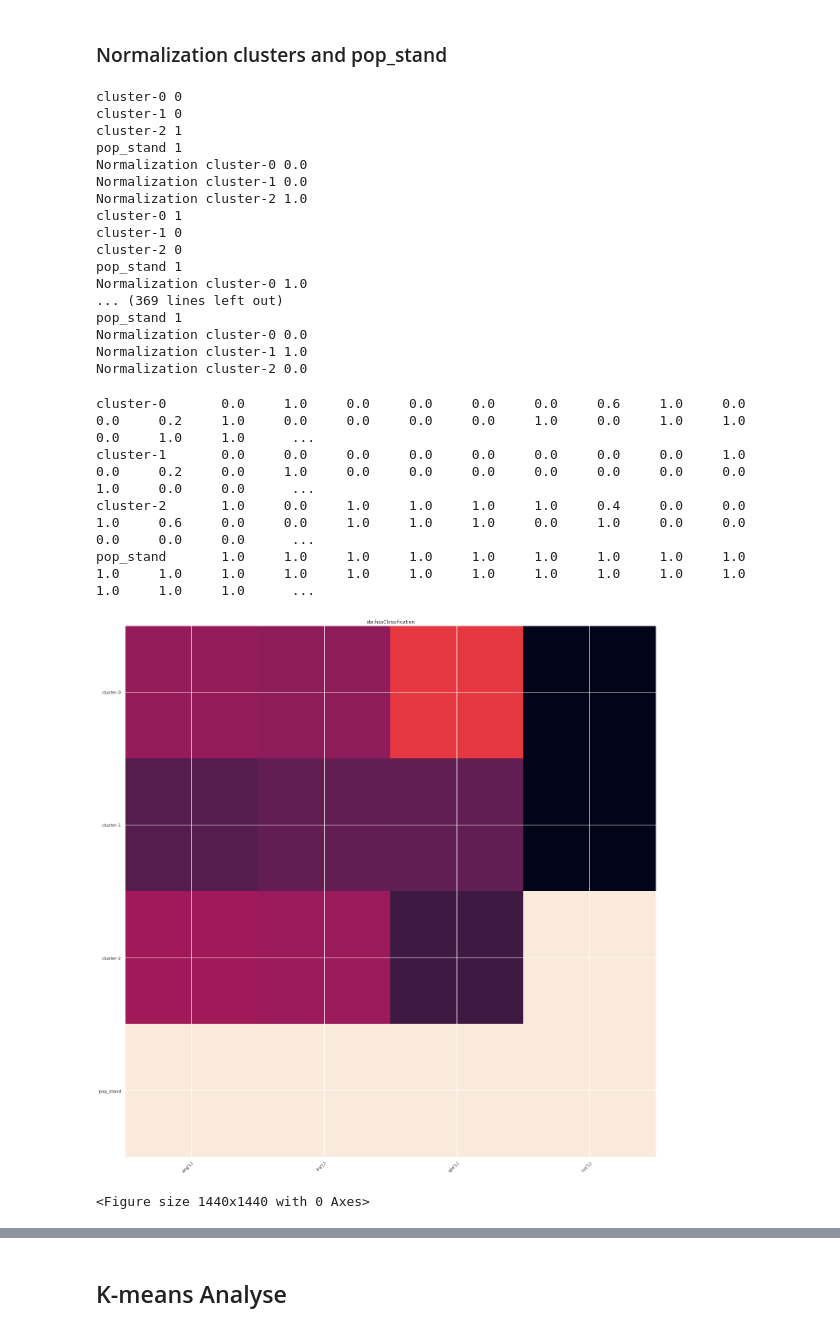
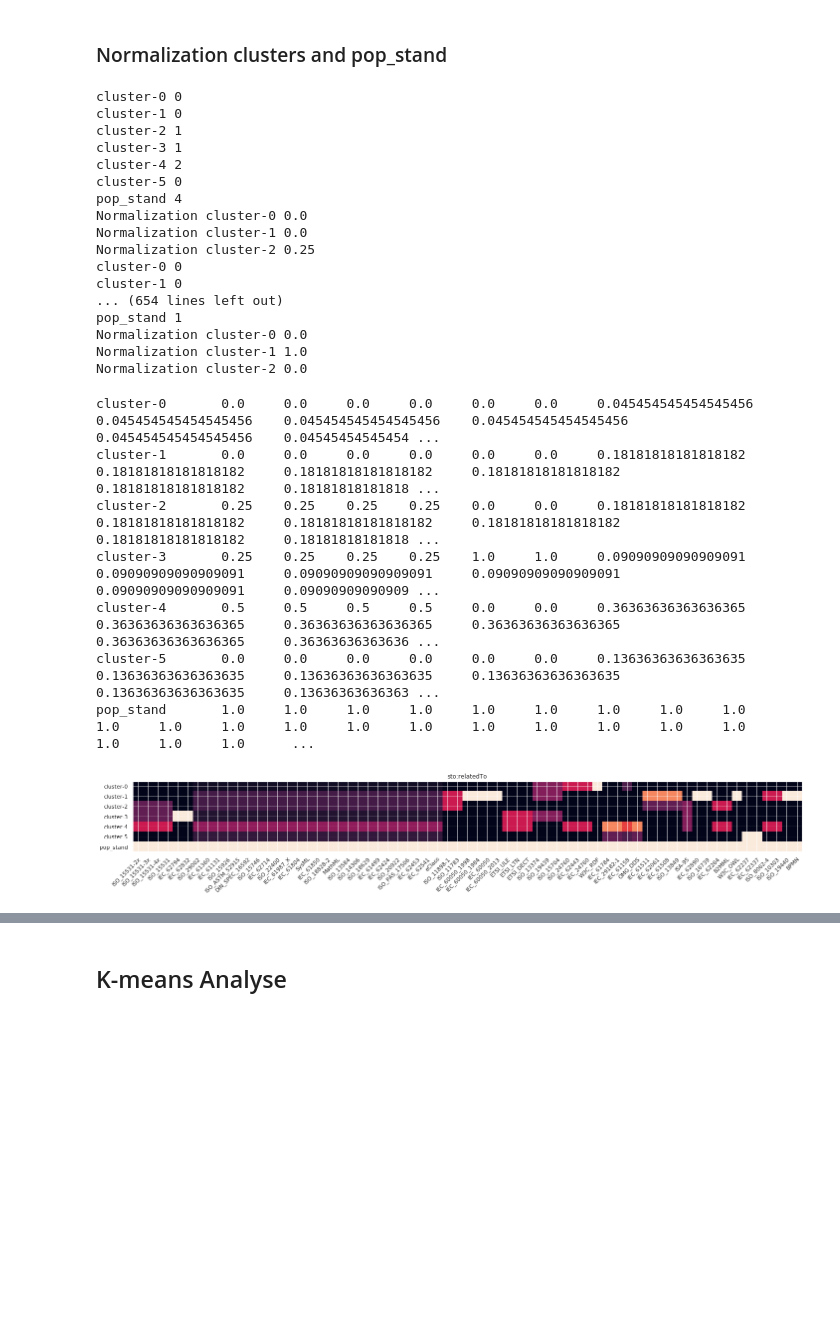
Before and after one commit to i40-Tools/I40KG-Embeddings, a Jupyter notebook: Community-Analysis.ipynb, the cells around one changed output, grey strips where cells are left out. Drawn from its saved outputs; the diff is of its cells as text; code cells hidden in the pictures; blank space fills up the shorter version.

Commit message:
Result Cluster Algorithms

```diff
--- a/Community-Analysis.ipynb
+++ b/Community-Analysis.ipynb
@@ -201,8 +309,14 @@ input_path = "Cluster-semep/"
 cls_0 = input_path + "cluster-0.txt"
 cls_1 = input_path + "cluster-1.txt"
 cls_2 = input_path + "cluster-2.txt"
+cls_3 = input_path + "cluster-3.txt"
+cls_4 = input_path + "cluster-4.txt"
+cls_5 = input_path + "cluster-5.txt"
 cluster_0 = pd.read_csv(cls_0, delimiter=",", header=None)
 cluster_1 =pd.read_csv(cls_1, delimiter=",", header=None)
 cluster_2 =pd.read_csv(cls_2, delimiter=",", header=None)
+cluster_3 =pd.read_csv(cls_3, delimiter=",", header=None)
+cluster_4 =pd.read_csv(cls_4, delimiter=",", header=None)
+cluster_5 =pd.read_csv(cls_5, delimiter=",", header=None)
 pop_stand =pd.read_csv('entities.txt', delimiter=",", header=None)
 # %%
@@ -213,7 +327,7 @@ cluster_2.shape
 ### Features to analyse on the clusters
 # %%
 feature_dict = {}
-data = [cluster_0, cluster_1, cluster_2, pop_stand]
+data = [cluster_0, cluster_1, cluster_2, cluster_3, cluster_4, cluster_5, pop_stand]
 for f in range(len(data)):
     if f == (len(data) - 1):
         key_1 = 'pop_stand'
@@ -227,7 +341,7 @@ for f in range(len(data)):
            PREFIX sto: <https://w3id.org/i40/sto#>
 
         select distinct ?o where {
-                <""" +data[f][0][i]+ """> sto:hasPages ?o .
+                <""" +data[f][0][i]+ """> sto:relatedTo ?o .
         }""")
         #feature_dict[key_1][data[f][0][i]] = {}
         #if len(features) == 0:
@@ -276,10 +386,20 @@ for key, value in feature_dict['pop_stand'].items():
     print('cluster-0', feature_dict['cluster-0'][key])
     print('cluster-1', feature_dict['cluster-1'][key])
     print('cluster-2', feature_dict['cluster-2'][key])
+    print('cluster-3', feature_dict['cluster-3'][key])
+    print('cluster-4', feature_dict['cluster-4'][key])
+    print('cluster-5', feature_dict['cluster-5'][key])
     print('pop_stand', feature_dict['pop_stand'][key])
+    if (feature_dict['cluster-0'][key] + feature_dict['cluster-1'][key] + feature_dict['cluster-2'][key] +
+        feature_dict['cluster-3'][key] + feature_dict['cluster-4'][key] + feature_dict['cluster-5'][key]) != feature_dict['pop_stand'][key]:
+        print('Check: ',key)
+        break
     feature_dict['cluster-0'][key] = feature_dict['cluster-0'][key]/feature_dict['pop_stand'][key]
     feature_dict['cluster-1'][key] = feature_dict['cluster-1'][key]/feature_dict['pop_stand'][key]
     feature_dict['cluster-2'][key] = feature_dict['cluster-2'][key]/feature_dict['pop_stand'][key]
+    feature_dict['cluster-3'][key] = feature_dict['cluster-3'][key]/feature_dict['pop_stand'][key]
+    feature_dict['cluster-4'][key] = feature_dict['cluster-4'][key]/feature_dict['pop_stand'][key]
+    feature_dict['cluster-5'][key] = feature_dict['cluster-5'][key]/feature_dict['pop_stand'][key]
     feature_dict['pop_stand'][key] = feature_dict['pop_stand'][key]/feature_dict['pop_stand'][key]
     print('Normalization cluster-0', feature_dict['cluster-0'][key])
     print('Normalization cluster-1', feature_dict['cluster-1'][key])
@@ -288,16 +408,16 @@ for key, value in feature_dict['pop_stand'].items():
 cluster-0 0
 cluster-1 0
 cluster-2 1
-pop_stand 1
+cluster-3 1
+cluster-4 2
+cluster-5 0
+pop_stand 4
 Normalization cluster-0 0.0
 Normalization cluster-1 0.0
-Normalization cluster-2 1.0
-cluster-0 1
+Normalization cluster-2 0.25
+cluster-0 0
 cluster-1 0
-cluster-2 0
-pop_stand 1
-Normalization cluster-0 1.0
-... (369 lines left out)
+... (654 lines left out)
 pop_stand 1
 Normalization cluster-0 0.0
 Normalization cluster-1 1.0
@@ -319,6 +439,7 @@ for l in range(len(copy_keys)):
         copy_keys[l] = str(copy_keys[l]).split("(rdflib.term.URIRef('http://lexvo.org/id/iso639-3/")[1]
     else:
         copy_keys[l] = str(copy_keys[l]).split("(rdflib.term.URIRef('https://w3id.org/ids/ram/")[1]
+    copy_keys[l] = copy_keys[l].rstrip("'),)")
 header = "\t".join(str(x) for x in copy_keys)
 
 l_value = 'Comparision\t' + header + "\n"
@@ -341,9 +462,12 @@ with open(to_plot, "w") as plot:
         array.append(temp)
         temp = []
 # %% [output]
-cluster-0       0.0     1.0     0.0     0.0     0.0     0.0     0.6     1.0     0.0     0.0     0.2     1.0     0.0     0.0     0.0     0.0     1.0     0.0     1.0     1.0     0.0     1.0     1.0      ...
-cluster-1       0.0     0.0     0.0     0.0     0.0     0.0     0.0     0.0     1.0     0.0     0.2     0.0     1.0     0.0     0.0     0.0     0.0     0.0     0.0     0.0     1.0     0.0     0.0      ...
-cluster-2       1.0     0.0     1.0     1.0     1.0     1.0     0.4     0.0     0.0     1.0     0.6     0.0     0.0     1.0     1.0     1.0     0.0     1.0     0.0     0.0     0.0     0.0     0.0      ...
+cluster-0       0.0     0.0     0.0     0.0     0.0     0.0     0.045454545454545456    0.045454545454545456    0.045454545454545456    0.045454545454545456    0.045454545454545456    0.04545454545454 ...
+cluster-1       0.0     0.0     0.0     0.0     0.0     0.0     0.18181818181818182     0.18181818181818182     0.18181818181818182     0.18181818181818182     0.18181818181818182     0.18181818181818 ...
+cluster-2       0.25    0.25    0.25    0.25    0.0     0.0     0.18181818181818182     0.18181818181818182     0.18181818181818182     0.18181818181818182     0.18181818181818182     0.18181818181818 ...
+cluster-3       0.25    0.25    0.25    0.25    1.0     1.0     0.09090909090909091     0.09090909090909091     0.09090909090909091     0.09090909090909091     0.09090909090909091     0.09090909090909 ...
+cluster-4       0.5     0.5     0.5     0.5     0.0     0.0     0.36363636363636365     0.36363636363636365     0.36363636363636365     0.36363636363636365     0.36363636363636365     0.36363636363636 ...
+cluster-5       0.0     0.0     0.0     0.0     0.0     0.0     0.13636363636363635     0.13636363636363635     0.13636363636363635     0.13636363636363635     0.13636363636363635     0.13636363636363 ...
 pop_stand       1.0     1.0     1.0     1.0     1.0     1.0     1.0     1.0     1.0     1.0     1.0     1.0     1.0     1.0     1.0     1.0     1.0     1.0     1.0     1.0     1.0     1.0     1.0      ...
 # %%
 import numpy as np
@@ -355,38 +479,36 @@ plt.rcParams["figure.figsize"] = (20,20)
 
 vegetables = cluster
 farmers = copy_keys
 
 harvest = np.array(array)
 
 
 fig, ax = plt.subplots()
 im = ax.imshow(harvest)
 
 # We want to show all ticks...
 ax.set_xticks(np.arange(len(farmers)))
 ax.set_yticks(np.arange(len(vegetables)))
 # ... and label them with the respective list entries
 ax.set_xticklabels(farmers)
 ax.set_yticklabels(vegetables)
 
 # Rotate the tick labels and set their alignment.
 plt.setp(ax.get_xticklabels(), rotation=45, ha="right",
          rotation_mode="anchor")
 
 # Loop over data dimensions and create text annotations.
 #for i in range(len(vegetables)):
 #    for j in range(len(farmers)):
 #        text = ax.text(j, i, harvest[i, j],
 #                       ha="center", va="center", color="w")
 
-ax.set_title("sto:hasClassification")
+ax.set_title("sto:relatedTo")
 fig.tight_layout()
+plt.savefig('foo.pdf', bbox_inches='tight')
 plt.show()
-
-plt.savefig('foo.pdf', bbox_inches='tight')
 # %% [output]
-[figure, old version]
+[figure, new version]
-<Figure size 1440x1440 with 0 Axes>
 # %%
 harvest[0]
 # %% [output]
```
Also changed, not shown: parts of 26 cells of this notebook, 40 other files.
